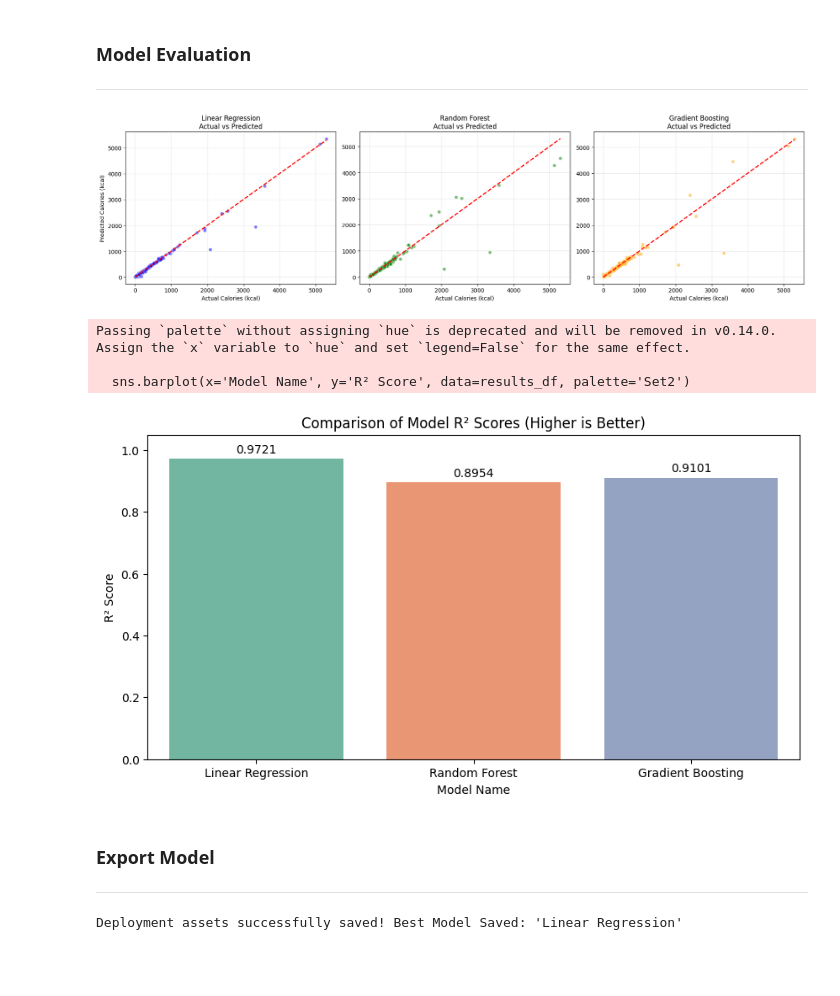
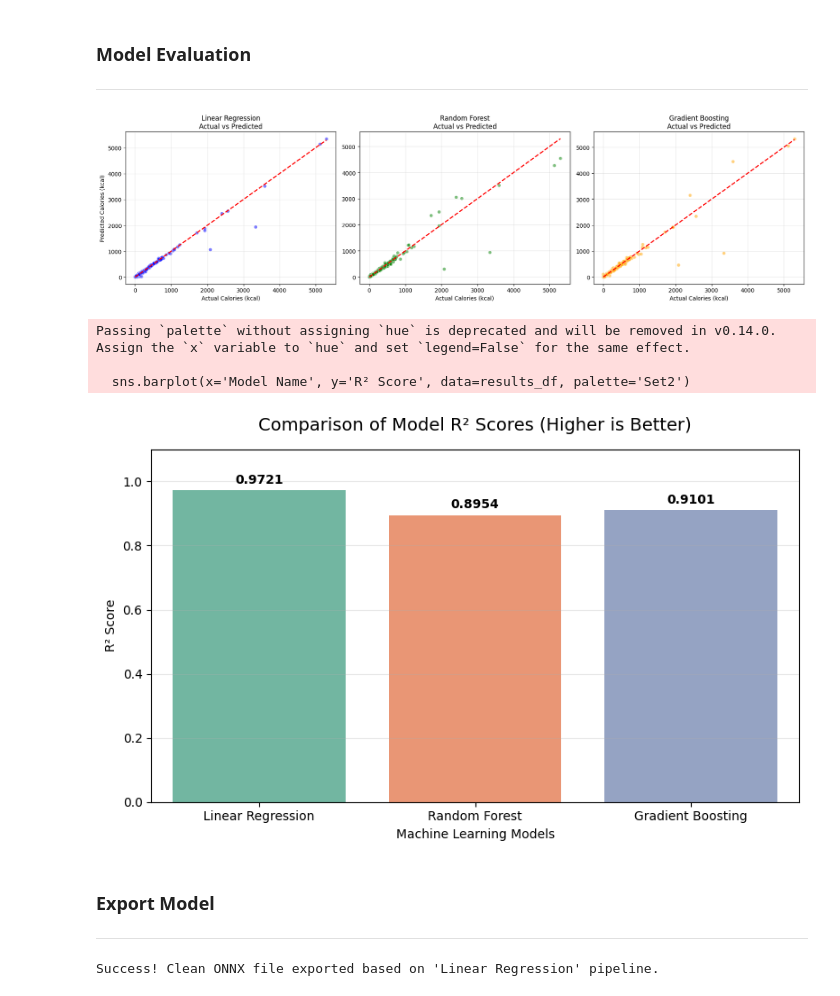
Before and after one commit to berubob/Machine-Learning-Project-Binus, a Jupyter notebook: Food Health Prediction.ipynb, the cells around one changed output. Drawn from its saved outputs; the diff is of its cells as text; code cells hidden in the pictures; blank space fills up the shorter version.

Commit message:
add model + export model

```diff
--- a/Food Health Prediction.ipynb
+++ b/Food Health Prediction.ipynb
@@ -272,41 +279,60 @@ colors = ['blue', 'green', 'orange']
 
 for idx, (name, preds, color) in enumerate(zip(models.keys(), models_preds, colors)):
     sns.scatterplot(x=y_test, y=preds, alpha=0.5, color=color, ax=axes[idx])
+
+    # Perfect prediction diagonal line
     axes[idx].plot([y_test.min(), y_test.max()], [y_test.min(), y_test.max()], 'r--', lw=2)
+
     axes[idx].set_title(f'{name}\nActual vs Predicted')
     axes[idx].set_xlabel('Actual Calories (kcal)')
+
     if idx == 0:
         axes[idx].set_ylabel('Predicted Calories (kcal)')
     axes[idx].grid(True, alpha=0.3)
 
 plt.tight_layout()
 plt.show()
-
-# Plot Model R² Performance Comparison Bar Chart
-plt.figure(figsize=(10, 5))
-sns.barplot(x='Model Name', y='R² Score', data=results_df, palette='Set2')
-plt.title('Comparison of Model R² Scores (Higher is Better)')
-plt.ylim(0, 1.05)
-for index, row in results_df.iterrows():
-    plt.text(index, row['R² Score'] + 0.02, f"{row['R² Score']:.4f}", color='black', ha="center")
-plt.show()
 # %% [output]
 [figure]
-Passing `palette` without assigning `hue` is deprecated and will be removed in v0.14.0. Assign the `x` variable to `hue` and set `legend=False` for the same effect.
-
-  sns.barplot(x='Model Name', y='R² Score', data=results_df, palette='Set2')
-[figure, removed]
+# %%
+plt.figure(figsize=(8, 5))
+sns.barplot(x='Model Name', y='R² Score', data=results_df, palette='Set2')
+plt.title('Comparison of Model R² Scores (Higher is Better)', fontsize=14, pad=15)
+plt.ylabel('R² Score')
+plt.xlabel('Machine Learning Models')
+plt.ylim(0, 1.1)
+plt.grid(axis='y', alpha=0.3)
+
+# Add exact value annotations on top of each bar
+for index, row in results_df.iterrows():
+    plt.text(index, row['R² Score'] + 0.02, f"{row['R² Score']:.4f}", color='black', ha="center", fontweight='bold')
+
+plt.tight_layout()
+plt.show()
+# %% [output]
+Passing `palette` without assigning `hue` is deprecated and will be removed in v0.14.0. Assign the `x` variable to `hue` and set `legend=False` for the same effect.
+
+  sns.barplot(x='Model Name', y='R² Score', data=results_df, palette='Set2')
+[figure, added]
 # %% [markdown]
 ### Export Model
 ---
-# %%
-best_model_name = results_df.sort_values(by='R² Score', ascending=False).iloc[0]['Model Name']
-best_model = trained_models[best_model_name]
-
-# Serialize and export structural assets out to your working directory
-joblib.dump(best_model, 'best_food_model.pkl')
-joblib.dump(scaler, 'scaler.pkl')
-
-print(f"Deployment assets successfully saved! Best Model Saved: '{best_model_name}'")
-# %% [output]
-Deployment assets successfully saved! Best Model Saved: 'Linear Regression'
+# %%
+if best_fitted_model is not None:
+    # Combine scaler and regressor into one operational pipeline
+    export_pipeline = Pipeline([
+        ('scaler', scaler),
+        ('model', best_fitted_model)
+    ])
+
+    num_features = X_train.shape[1]
+    initial_type = [('float_input', FloatTensorType([None, num_features]))]
+
+    onnx_model = convert_sklearn(export_pipeline, initial_types=initial_type, target_opset=12)
+
+    with open("food_health_numeric_pipeline.onnx", "wb") as f:
+        f.write(onnx_model.SerializeToString())
+
+    print(f"Success! Clean ONNX file exported based on '{best_model_name}' pipeline.")
+# %% [output]
+Success! Clean ONNX file exported based on 'Linear Regression' pipeline.
```
Also changed, not shown: parts of 3 cells of this notebook, 4 other files.
